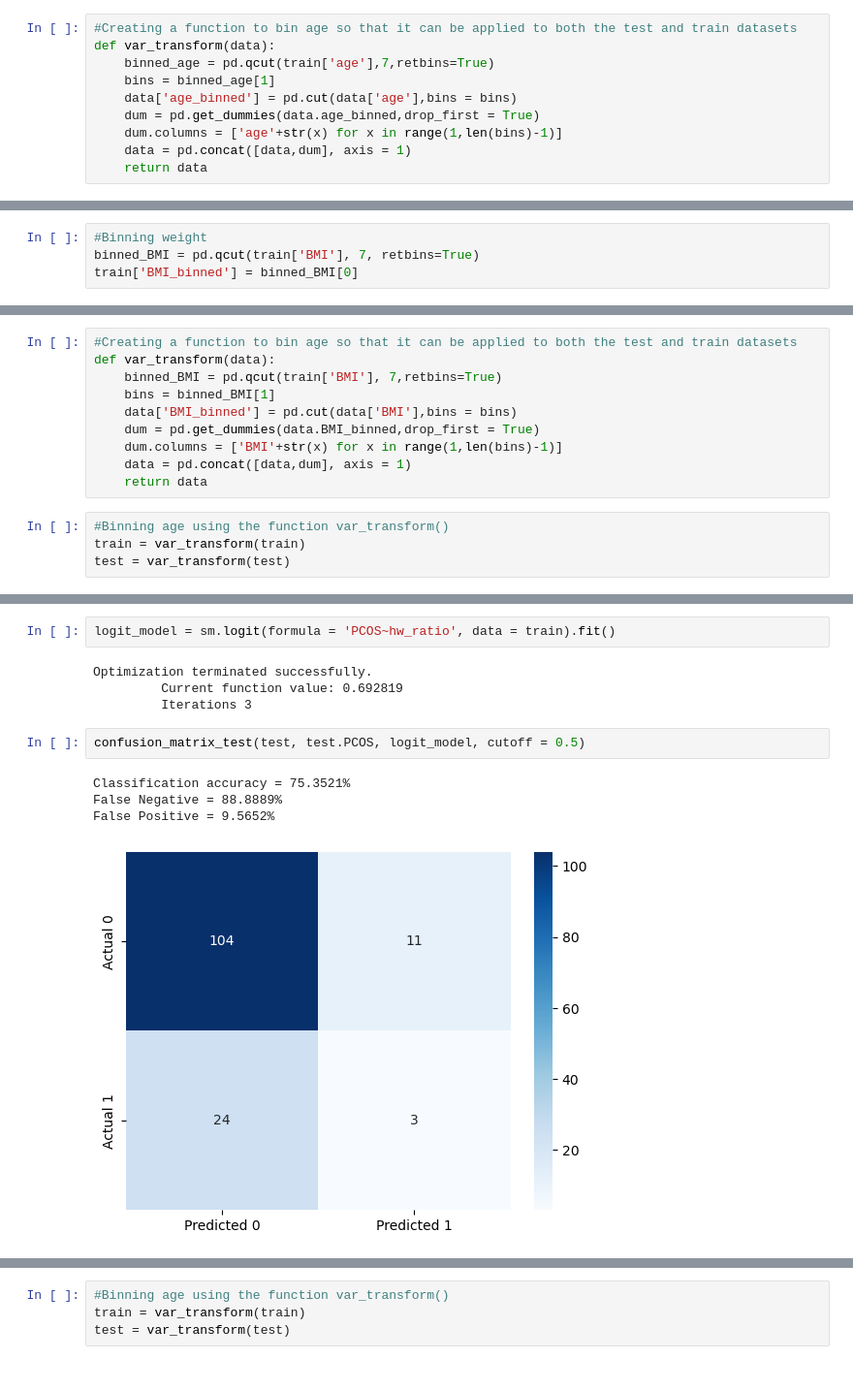
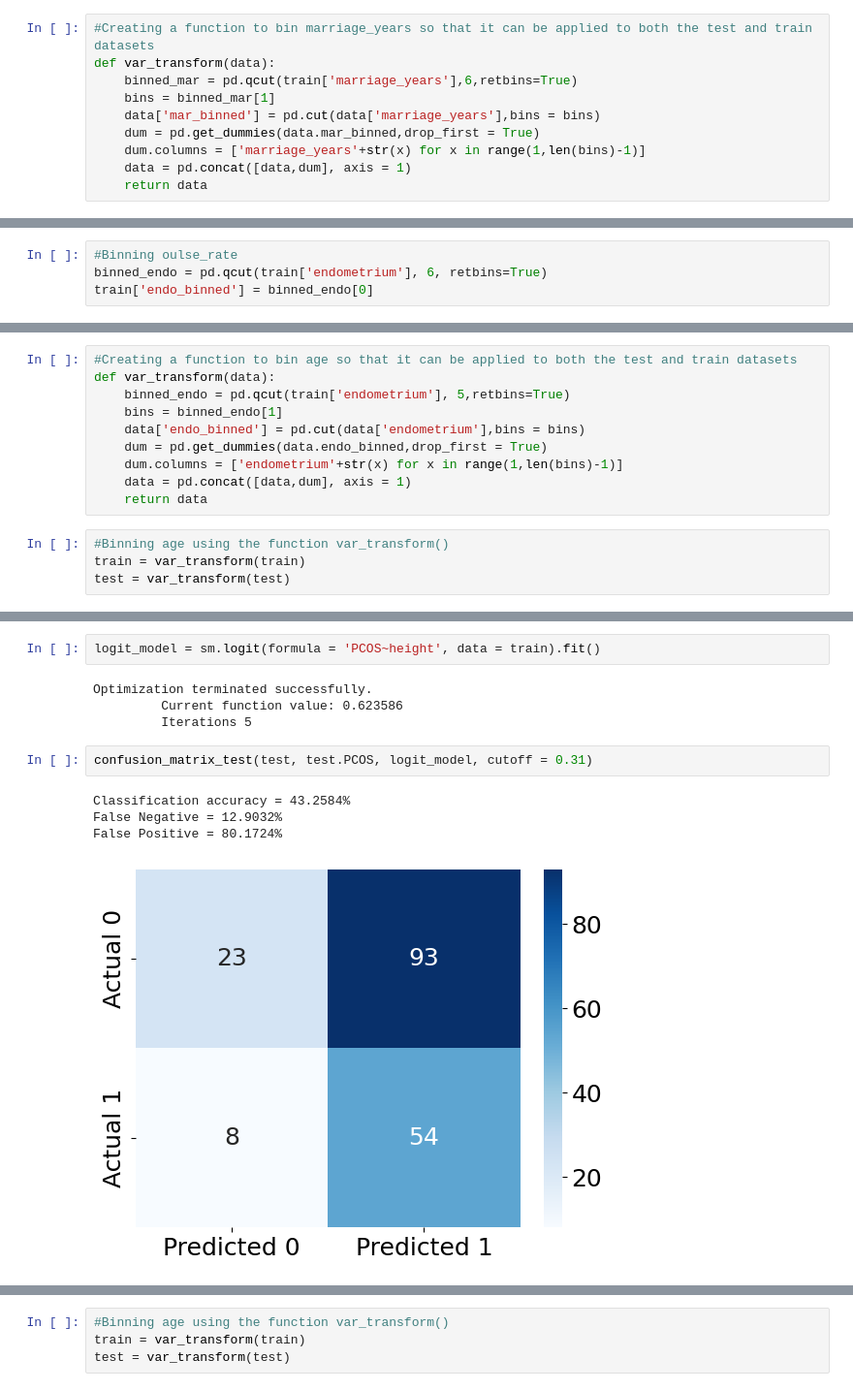
Before and after one commit to ericaez/STAT-303-2-Project, a Jupyter notebook: Project.ipynb, the cells around one changed output, grey strips where cells are left out. Shown at 97% size. Saved outputs shown, nothing was run; the diff lists cells and outputs as text.

Commit message:
New train/test. Cleaned up code. New bins/transf.

```diff
--- a/Project.ipynb
+++ b/Project.ipynb
@@ -465,11 +415,11 @@ We observe that the probability of people having PCOS does not keep decreasing m
 # %%
-#Creating a function to bin age so that it can be applied to both the test and train datasets
+#Creating a function to bin marriage_years so that it can be applied to both the test and train datasets
 def var_transform(data):
-    binned_age = pd.qcut(train['age'],7,retbins=True)
-    bins = binned_age[1]
-    data['age_binned'] = pd.cut(data['age'],bins = bins)
-    dum = pd.get_dummies(data.age_binned,drop_first = True)
-    dum.columns = ['age'+str(x) for x in range(1,len(bins)-1)]
+    binned_mar = pd.qcut(train['marriage_years'],6,retbins=True)
+    bins = binned_mar[1]
+    data['mar_binned'] = pd.cut(data['marriage_years'],bins = bins)
+    dum = pd.get_dummies(data.mar_binned,drop_first = True)
+    dum.columns = ['marriage_years'+str(x) for x in range(1,len(bins)-1)]
     data = pd.concat([data,dum], axis = 1)
     return data
 # %%
@@ -547,6 +464,6 @@ False Positive = 30.4348%
 # %%
-#Binning weight
-binned_BMI = pd.qcut(train['BMI'], 7, retbins=True)
-train['BMI_binned'] = binned_BMI[0]
+#Binning oulse_rate
+binned_endo = pd.qcut(train['endometrium'], 6, retbins=True)
+train['endo_binned'] = binned_endo[0]
 # %%
 #Finding percentage of people having diabetes in each Age bin
@@ -570,11 +486,11 @@ Text(0.5, 0, 'BMI_bin')
 # %%
 #Creating a function to bin age so that it can be applied to both the test and train datasets
 def var_transform(data):
-    binned_BMI = pd.qcut(train['BMI'], 7,retbins=True)
-    bins = binned_BMI[1]
-    data['BMI_binned'] = pd.cut(data['BMI'],bins = bins)
-    dum = pd.get_dummies(data.BMI_binned,drop_first = True)
-    dum.columns = ['BMI'+str(x) for x in range(1,len(bins)-1)]
+    binned_endo = pd.qcut(train['endometrium'], 5,retbins=True)
+    bins = binned_endo[1]
+    data['endo_binned'] = pd.cut(data['endometrium'],bins = bins)
+    dum = pd.get_dummies(data.endo_binned,drop_first = True)
+    dum.columns = ['endometrium'+str(x) for x in range(1,len(bins)-1)]
     data = pd.concat([data,dum], axis = 1)
     return data
 # %%
@@ -619,15 +524,15 @@ sns.boxplot(x = 'PCOS', y = 'hw_ratio', data = train)
 # %%
-logit_model = sm.logit(formula = 'PCOS~hw_ratio', data = train).fit()
+logit_model = sm.logit(formula = 'PCOS~height', data = train).fit()
 # %% [output]
 Optimization terminated successfully.
-         Current function value: 0.692819
-         Iterations 3
+         Current function value: 0.623586
+         Iterations 5
 # %%
-confusion_matrix_test(test, test.PCOS, logit_model, cutoff = 0.5)
+confusion_matrix_test(test, test.PCOS, logit_model, cutoff = 0.31)
 # %% [output]
-Classification accuracy = 75.3521%
-False Negative = 88.8889%
-False Positive = 9.5652%
+Classification accuracy = 43.2584%
+False Negative = 12.9032%
+False Positive = 80.1724%
-[figure, old version]
+[figure, new version]
 # %%
 #Binning hw_ratio
```
Also changed, not shown: parts of 191 cells of this notebook.
